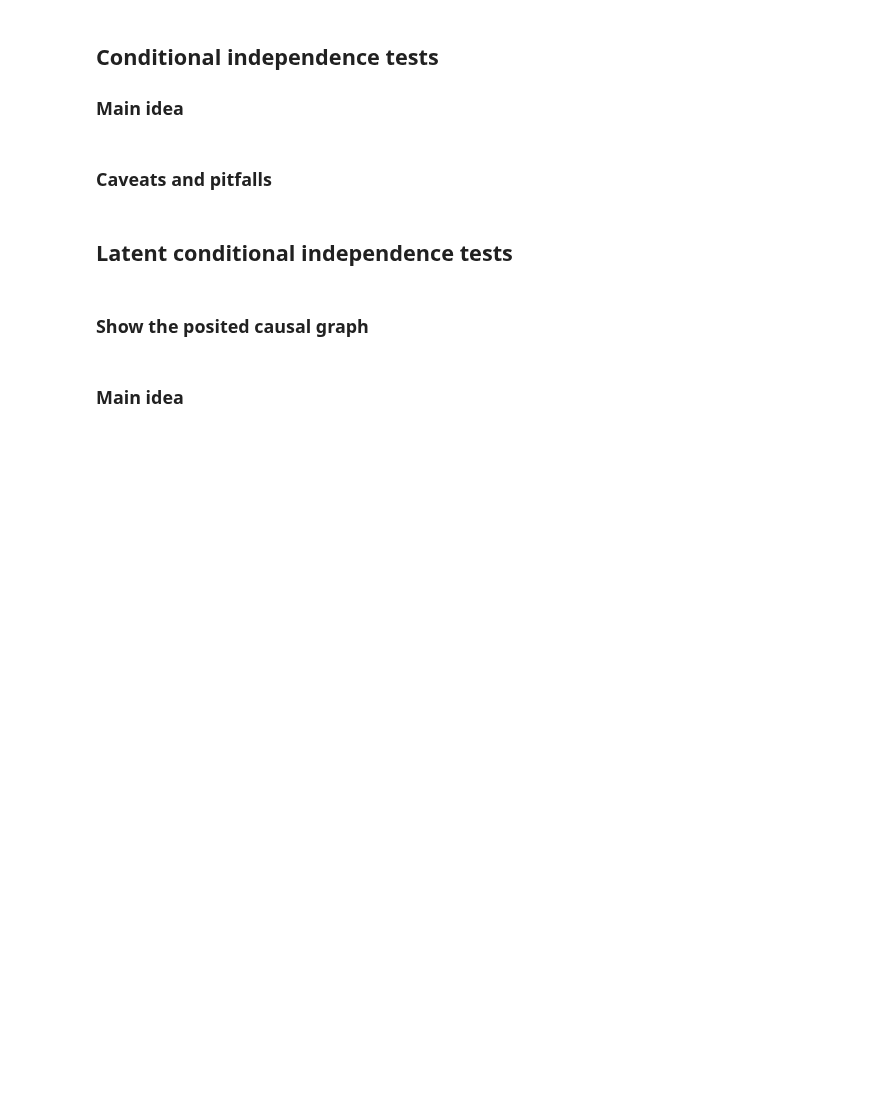
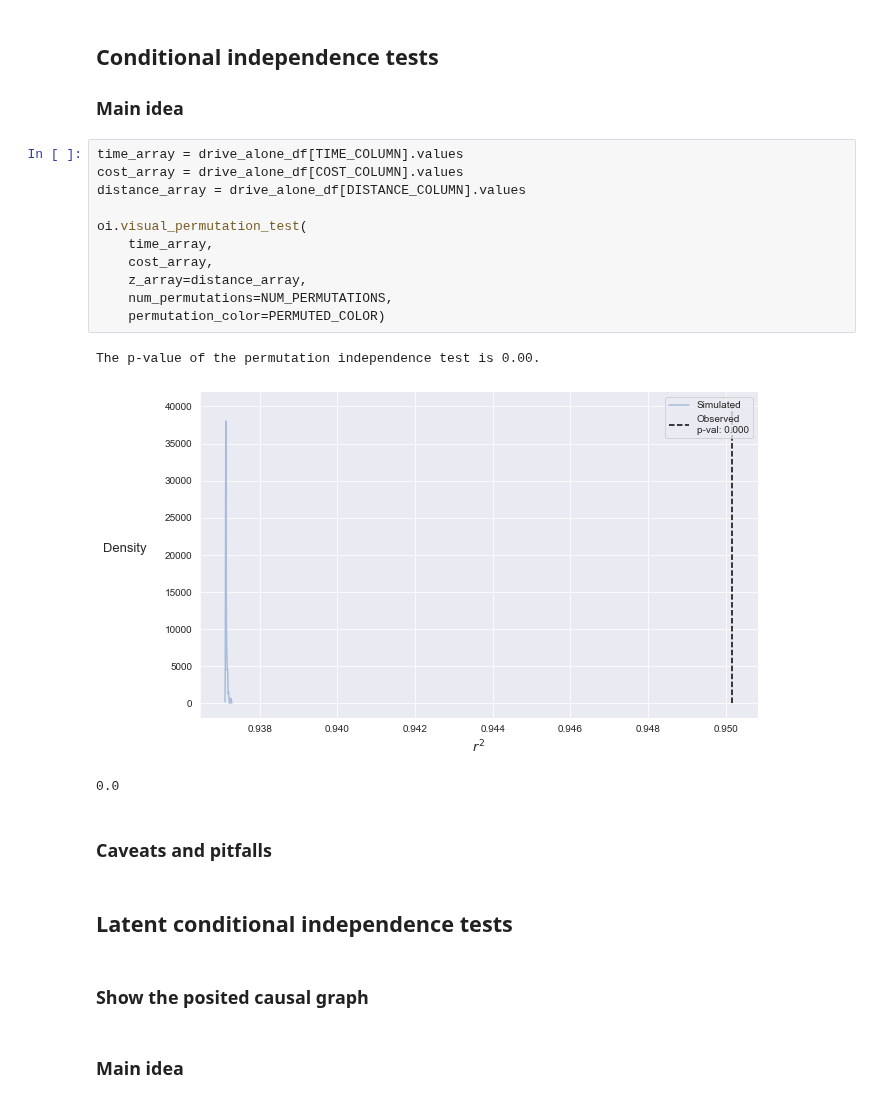
Before and after one commit to hassan-obeid/tr_b_causal_2020, a Jupyter notebook: notebooks/final/_04-tb-testing-your-causal-graph.ipynb, the cells around one changed output. Drawn from its saved outputs; the diff is of its cells as text; blank space fills up the shorter version.

```diff
--- a/notebooks/final/_04-tb-testing-your-causal-graph.ipynb
+++ b/notebooks/final/_04-tb-testing-your-causal-graph.ipynb
@@ -87,6 +129,21 @@ causal_graph
 ## Conditional independence tests
 
 ### Main idea
+# %%
+time_array = drive_alone_df[TIME_COLUMN].values
+cost_array = drive_alone_df[COST_COLUMN].values
+distance_array = drive_alone_df[DISTANCE_COLUMN].values
+
+oi.visual_permutation_test(
+    time_array,
+    cost_array,
+    z_array=distance_array,
+    num_permutations=NUM_PERMUTATIONS,
+    permutation_color=PERMUTED_COLOR)
+# %% [output]
+The p-value of the permutation independence test is 0.00.
+[figure, added]
+0.0
 # %% [markdown]
 ### Caveats and pitfalls
 # %% [markdown]
```
Also changed, not shown: parts of 4 cells of this notebook, 1 other file.
